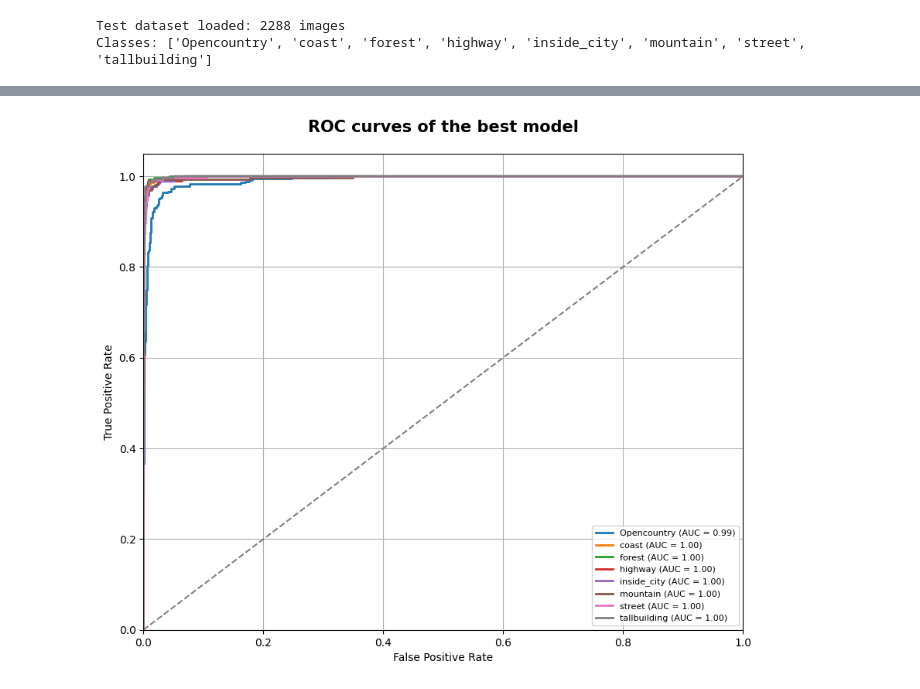
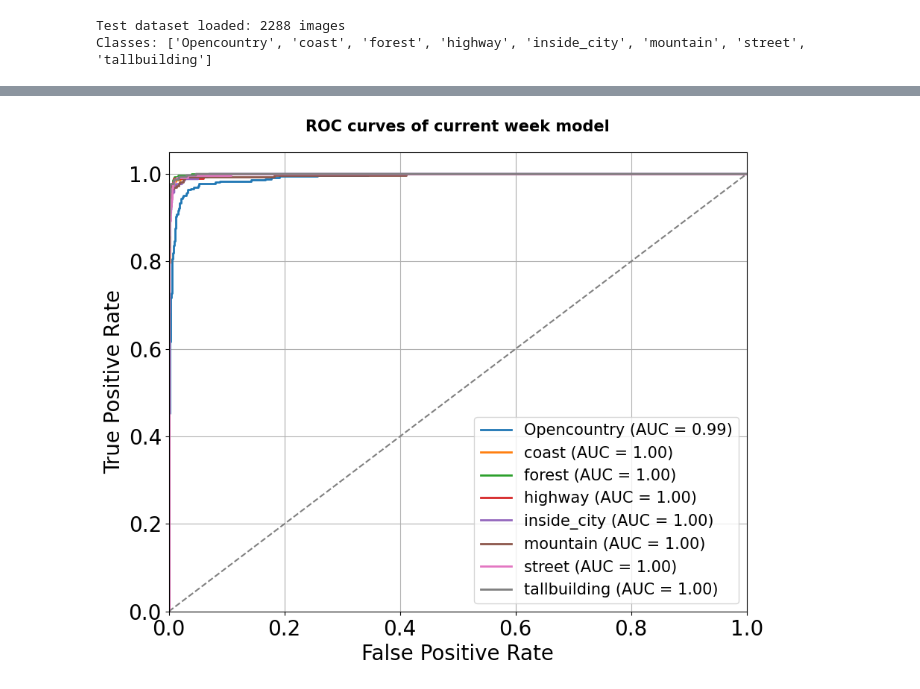
Before and after one commit to MCV-C3/project-team-6, a Jupyter notebook: Week3/experiments/result_plots.ipynb, the cells around one changed output, grey strips where cells are left out. Cells and saved outputs as stored; diff of their text form; code cells hidden in the pictures.

```diff
--- a/Week3/experiments/result_plots.ipynb
+++ b/Week3/experiments/result_plots.ipynb
@@ -112,22 +119,25 @@ plt.show()
 # %%
 n_classes = len(data_test.classes)
 y_true = np.array(label_binarize(all_labels, classes=np.arange(n_classes)))
 # y_true.shape = (num_samples, n_classes)
 plt.figure(figsize=(10, 8))
 
 for i in range(n_classes):
     fpr, tpr, _ = roc_curve(y_true[:, i], all_probs[:, i])
     roc_auc = auc(fpr, tpr)
     plt.plot(fpr, tpr, lw=2, label=f"{data_test.classes[i]} (AUC = {roc_auc:.2f})")
 
 plt.plot([0, 1], [0, 1], color='gray', linestyle='--')  # diagonal line
 plt.xlim([0.0, 1.0])
 plt.ylim([0.0, 1.05])
-plt.xlabel('False Positive Rate')
-plt.ylabel('True Positive Rate')
-plt.title("ROC curves of the best model", fontsize=15, pad=20, fontweight='bold')
-plt.legend(loc='lower right', fontsize=8)
+plt.xlabel('False Positive Rate', fontsize=20)
+plt.ylabel('True Positive Rate', fontsize=20)
+plt.title("ROC curves of current week model", fontsize=15, pad=20, fontweight='bold')
+plt.legend(loc='lower right', fontsize=15)
 plt.grid(True)
+plt.tick_params(axis='x', labelsize=20)
+plt.tick_params(axis='y', labelsize=20)
+plt.savefig("Roc.png")
 plt.show()
 # %% [output]
-[figure, old version]
+[figure, new version]
```
Also changed, not shown: parts of 1 cell of this notebook, 2 other files.
